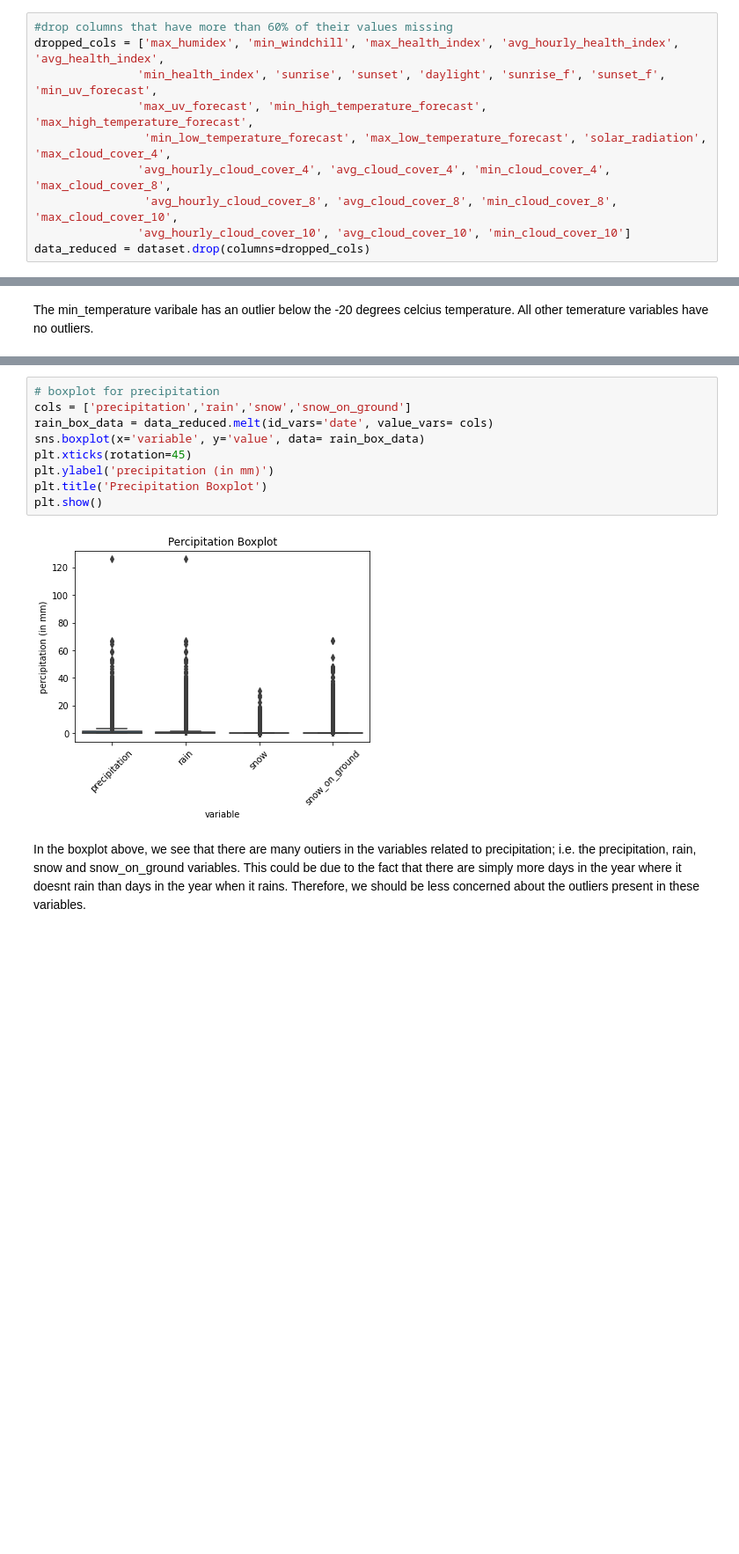
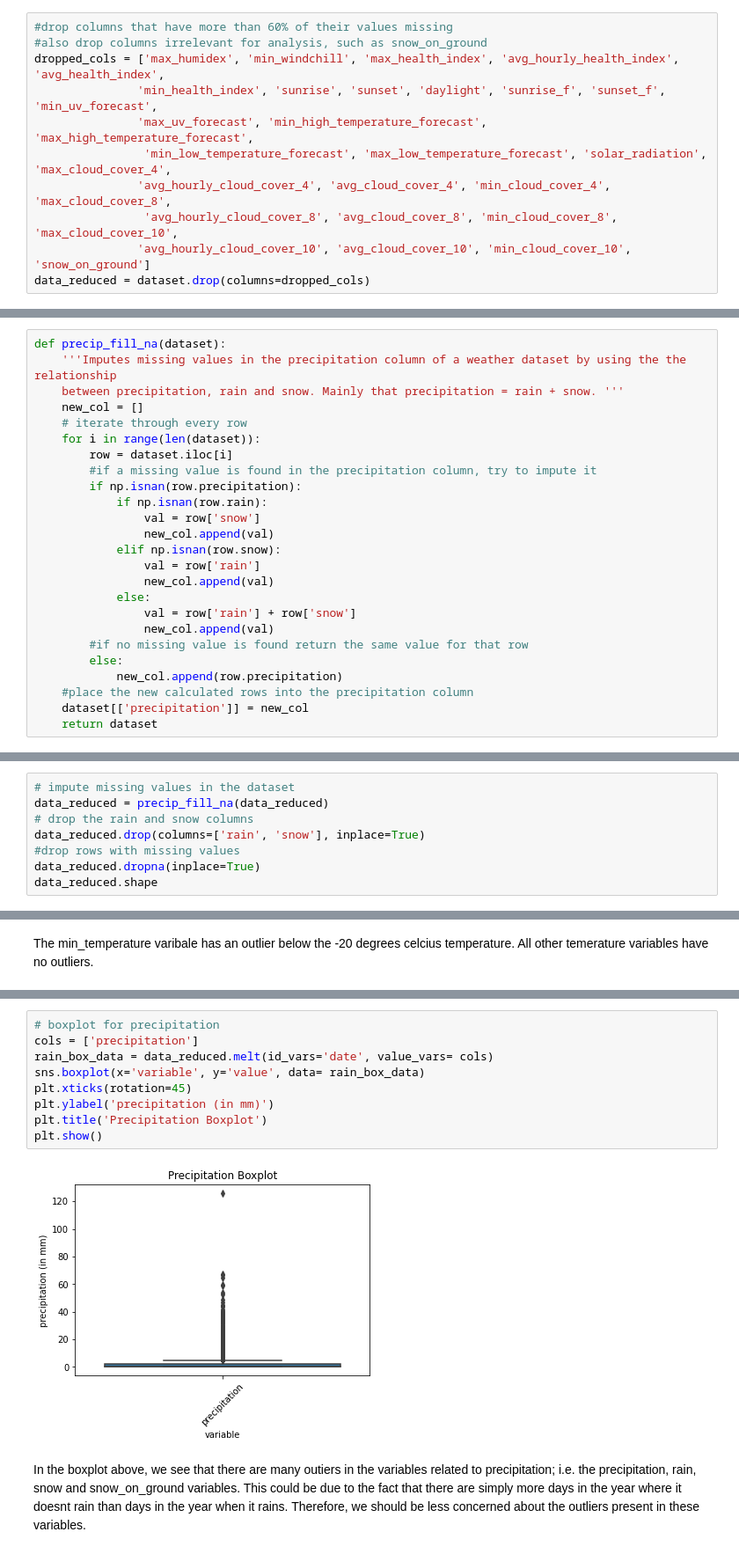
Before and after one commit to sampso29/Toronto-Rain-Prediction-, a Jupyter notebook: Toronto Rain Prediction.ipynb, the cells around one changed output, grey strips where cells are left out. Shown at 88% size. Cells and saved outputs as stored; diff of their text form; blank space fills up the shorter version.

Commit message:
removed missing values
- removed all missing values
- time analysis of precipitation

```diff
--- a/Toronto Rain Prediction.ipynb
+++ b/Toronto Rain Prediction.ipynb
@@ -259,13 +259,14 @@ No data wass collected about the air quality health index before April 20th, 201
 #### Removing missing values
 # %%
 #drop columns that have more than 60% of their values missing
+#also drop columns irrelevant for analysis, such as snow_on_ground
 dropped_cols = ['max_humidex', 'min_windchill', 'max_health_index', 'avg_hourly_health_index', 'avg_health_index',
                'min_health_index', 'sunrise', 'sunset', 'daylight', 'sunrise_f', 'sunset_f', 'min_uv_forecast',
                'max_uv_forecast', 'min_high_temperature_forecast', 'max_high_temperature_forecast',
                 'min_low_temperature_forecast', 'max_low_temperature_forecast', 'solar_radiation', 'max_cloud_cover_4',
                'avg_hourly_cloud_cover_4', 'avg_cloud_cover_4', 'min_cloud_cover_4', 'max_cloud_cover_8',
                 'avg_hourly_cloud_cover_8', 'avg_cloud_cover_8', 'min_cloud_cover_8', 'max_cloud_cover_10',
-               'avg_hourly_cloud_cover_10', 'avg_cloud_cover_10', 'min_cloud_cover_10']
+               'avg_hourly_cloud_cover_10', 'avg_cloud_cover_10', 'min_cloud_cover_10', 'snow_on_ground']
 data_reduced = dataset.drop(columns=dropped_cols)
 # %%
 data_reduced.shape
@@ -287,0 +313,25 @@ By removing columns that have more than 60% of their data missing, the dataset i
+# %%
+def precip_fill_na(dataset):
+    '''Imputes missing values in the precipitation column of a weather dataset by using the the relationship
+    between precipitation, rain and snow. Mainly that precipitation = rain + snow. '''
+    new_col = []
+    # iterate through every row
+    for i in range(len(dataset)):
+        row = dataset.iloc[i]
+        #if a missing value is found in the precipitation column, try to impute it
+        if np.isnan(row.precipitation):
+            if np.isnan(row.rain):
+                val = row['snow']
+                new_col.append(val)
+            elif np.isnan(row.snow):
+                val = row['rain']
+                new_col.append(val)
+            else:
+                val = row['rain'] + row['snow']
+                new_col.append(val)
+        #if no missing value is found return the same value for that row
+        else:
+            new_col.append(row.precipitation)
+    #place the new calculated rows into the precipitation column
+    dataset[['precipitation']] = new_col
+    return dataset
@@ -287,0 +368,8 @@ By removing columns that have more than 60% of their data missing, the dataset i
+# %%
+# impute missing values in the dataset
+data_reduced = precip_fill_na(data_reduced)
+# drop the rain and snow columns
+data_reduced.drop(columns=['rain', 'snow'], inplace=True)
+#drop rows with missing values
+data_reduced.dropna(inplace=True)
+data_reduced.shape
@@ -476,14 +573,14 @@ plt.show()
 # %%
 # boxplot for precipitation
-cols = ['precipitation','rain','snow','snow_on_ground']
+cols = ['precipitation']
 rain_box_data = data_reduced.melt(id_vars='date', value_vars= cols)
 sns.boxplot(x='variable', y='value', data= rain_box_data)
 plt.xticks(rotation=45)
 plt.ylabel('precipitation (in mm)')
 plt.title('Precipitation Boxplot')
 plt.show()
 # %% [output]
-[figure, old version]
+[figure, new version]
 # %% [markdown]
 In the boxplot above, we see that there are many outiers in the variables related to precipitation; i.e. the precipitation, rain, snow and snow_on_ground variables. This could be due to the fact that there are simply more days in the year where it doesnt rain than days in the year when it rains. Therefore, we should be less concerned about the outliers present in these variables.
 # %% [markdown]
```
Also changed, not shown: parts of 44 cells of this notebook.
